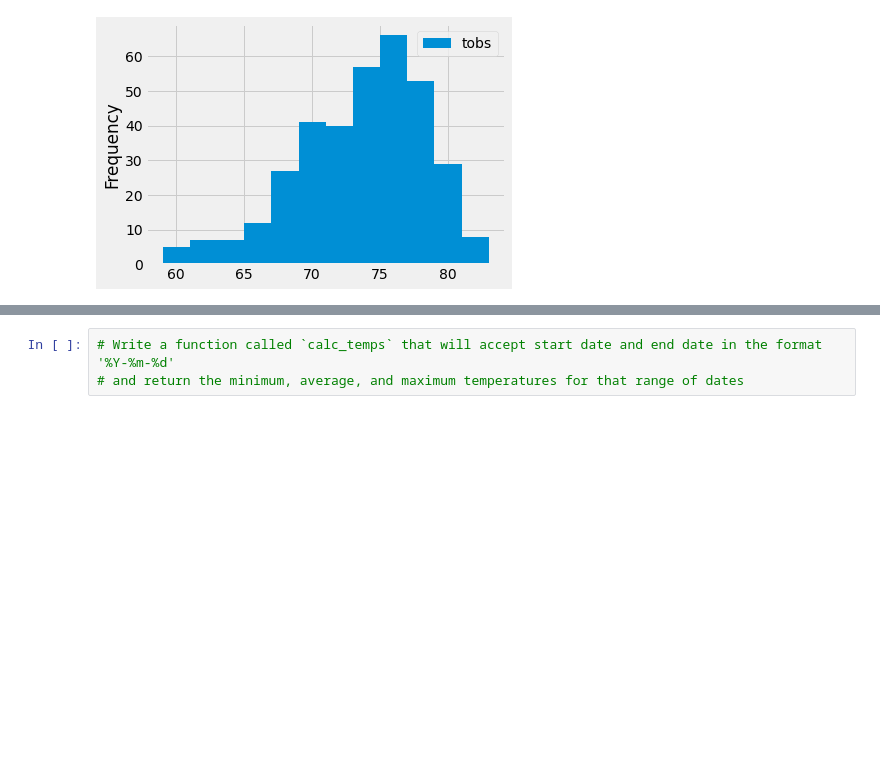
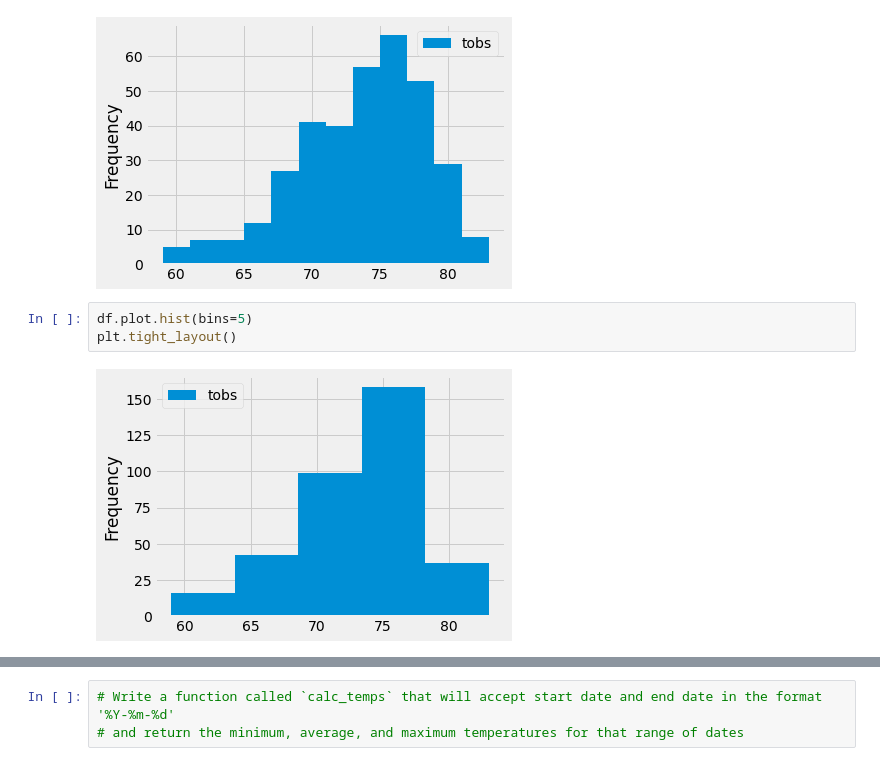
Before and after one commit to AValenti12/surfs_up, a Jupyter notebook: climate_analysis.ipynb, the cells around one changed output, grey strips where cells are left out. Drawn from its saved outputs; the diff is of its cells as text; blank space fills up the shorter version.

```diff
--- a/climate_analysis.ipynb
+++ b/climate_analysis.ipynb
@@ -218,3 +218,8 @@ df.plot.hist(bins=12)
 plt.tight_layout()
 # %% [output]
 [figure]
+# %%
+df.plot.hist(bins=5)
+plt.tight_layout()
+# %% [output]
+[figure, added]
```
Also changed, not shown: parts of 1 cell of this notebook, 2 other files.
